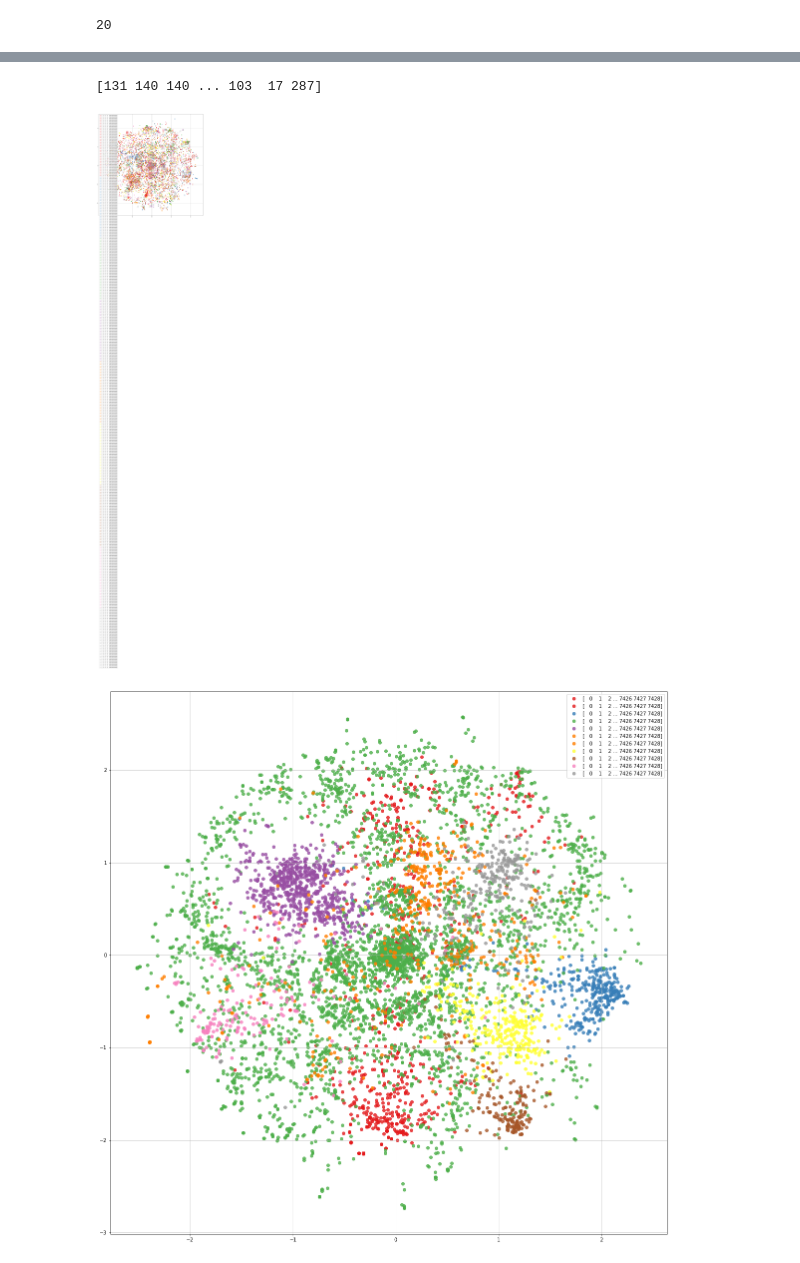
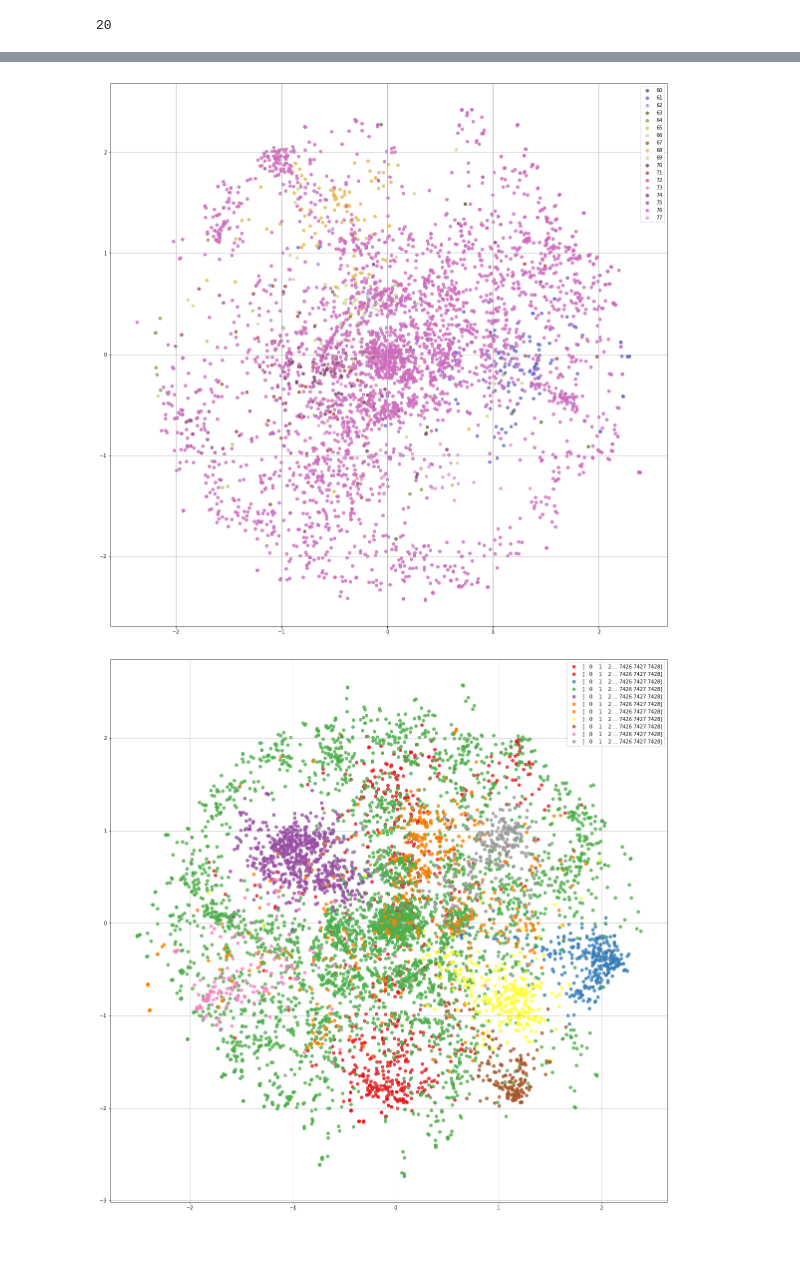
Before and after one commit to CarolCuba/ML-Project3, a Jupyter notebook: k-means.ipynb, the cells around one changed output, grey strips where cells are left out. Drawn from its saved outputs; the diff is of its cells as text; code cells hidden in the pictures.

```diff
--- a/k-means.ipynb
+++ b/k-means.ipynb
@@ -69,12 +70,16 @@ from sklearn.metrics import silhouette_samples, silhouette_score
 distortions = []
 cost_old = 100
 cost = 0
-epsilon = 0.0001
+epsilon = 0.00001
 error_label = []
 silhouette_avgs = []
 davies_bouldin_avgs = []
 
-for k in range (5, 405,10):
+starting_k = 20
+final_k = 30
+step = 1
+
+for k in range (starting_k, final_k,step):
 
     print("Calculating metrics for k = ", k)
 
@@ -85,19 +90,19 @@ for k in range (5, 405,10):
 
 
     # Create a kmeans model on our data, using k clusters.  random_state helps ensure that the algorithm returns the same results each time.
-    kmeans_model = KMeans(n_clusters=k, random_state=1,n_jobs=-1).fit(train_df.iloc[:, :])
+    kmeans_model = KMeans(n_clusters=k, random_state=1,n_jobs=-1).fit(df.iloc[:, :])
 
     # These are our fitted labels for clusters -- the first cluster has label 0, and the second has label 1.
     labels = kmeans_model.labels_
 
     #Calculate Silhouette score
     print("Calculating Silhouette score...")
-    silhouette_avg = silhouette_score(train_df, labels)
+    silhouette_avg = silhouette_score(df, labels)
     silhouette_avgs.append(silhouette_avg)
 
     #Calculate Davies_boulding score
     #print("Calculating Davies Boulding score...")
-    #davies_bouldin_avg = davies_bouldin_score(train_df, labels)
+    #davies_bouldin_avg = davies_bouldin_score(df, labels)
     #davies_bouldin_avgs.append(davies_bouldin_avg)
 
     # Sum of distances of samples to their closest cluster center
@@ -137,0 +136,6 @@ plt.plot(error_label, silhouette_avgs)
+# %%
+plt.plot(error_label, distortions)
+min_error = np.array(distortions).min()
+print(min_error)
+k_min_error = np.nonzero(np.array(distortions) == min_error)[0][0]+starting_k
+print(k_min_error)
@@ -167,14 +266,14 @@ for k in range (1, 100,10):
 # %%
-# The dbscan algorithm is implemented in the scikits-learn library
-from sklearn.cluster import DBSCAN
+# # The dbscan algorithm is implemented in the scikits-learn library
+# from sklearn.cluster import DBSCAN
 
-#A = pd.read_csv("A.csv")
+# #A = pd.read_csv("A.csv")
 
-db = DBSCAN(eps=0.001, min_samples=5, n_jobs=-1).fit(train_df)
-labels = db.labels_
+# db = DBSCAN(eps=0.001, min_samples=5, n_jobs=-1).fit(train_df)
+# labels = db.labels_
 
-n_clusters_ = len(set(labels)) - (1 if -1 in labels else 0)
-print(n_clusters_)
+# n_clusters_ = len(set(labels)) - (1 if -1 in labels else 0)
+# print(n_clusters_)
 # %% [output]
 20
 # %%
@@ -220,10 +319,13 @@ Fitting performed in 94.00 seconds.
 # %%
 tsne_result_scaled = StandardScaler().fit_transform(Y)
 
-visualize_scatter(tsne_result_scaled, labels)
+starting_cluster = 60
+last_cluster = 80
+aux = np.array(labels<=last_cluster) * np.array(labels>starting_cluster)
+
+visualize_scatter(tsne_result_scaled[aux], labels[aux], starting_cluster=starting_cluster)
 # %% [output]
-[131 140 140 ... 103  17 287]
-[figure, old version]
+[figure, new version]
 # %%
 tsne_result_scaled = StandardScaler().fit_transform(Y)
 
```
Also changed, not shown: parts of 12 cells of this notebook, 13 other files.
